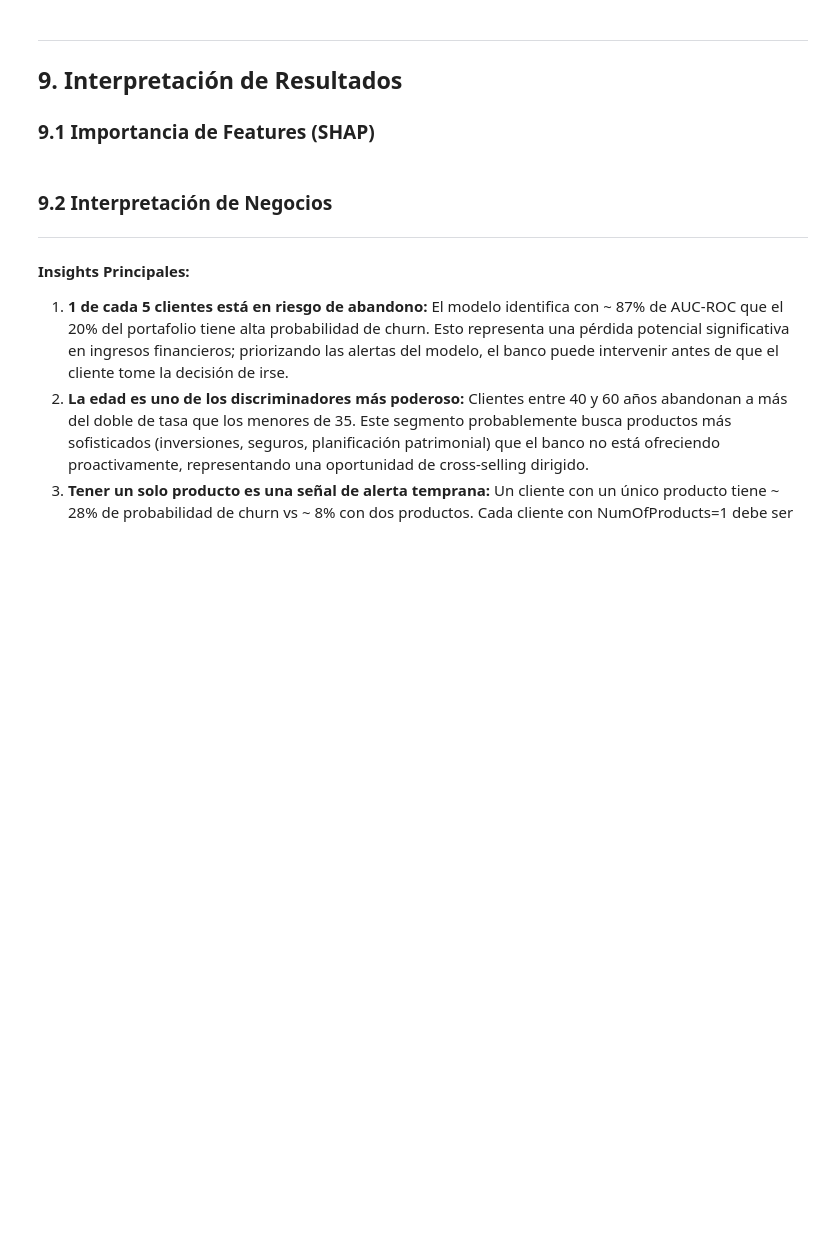
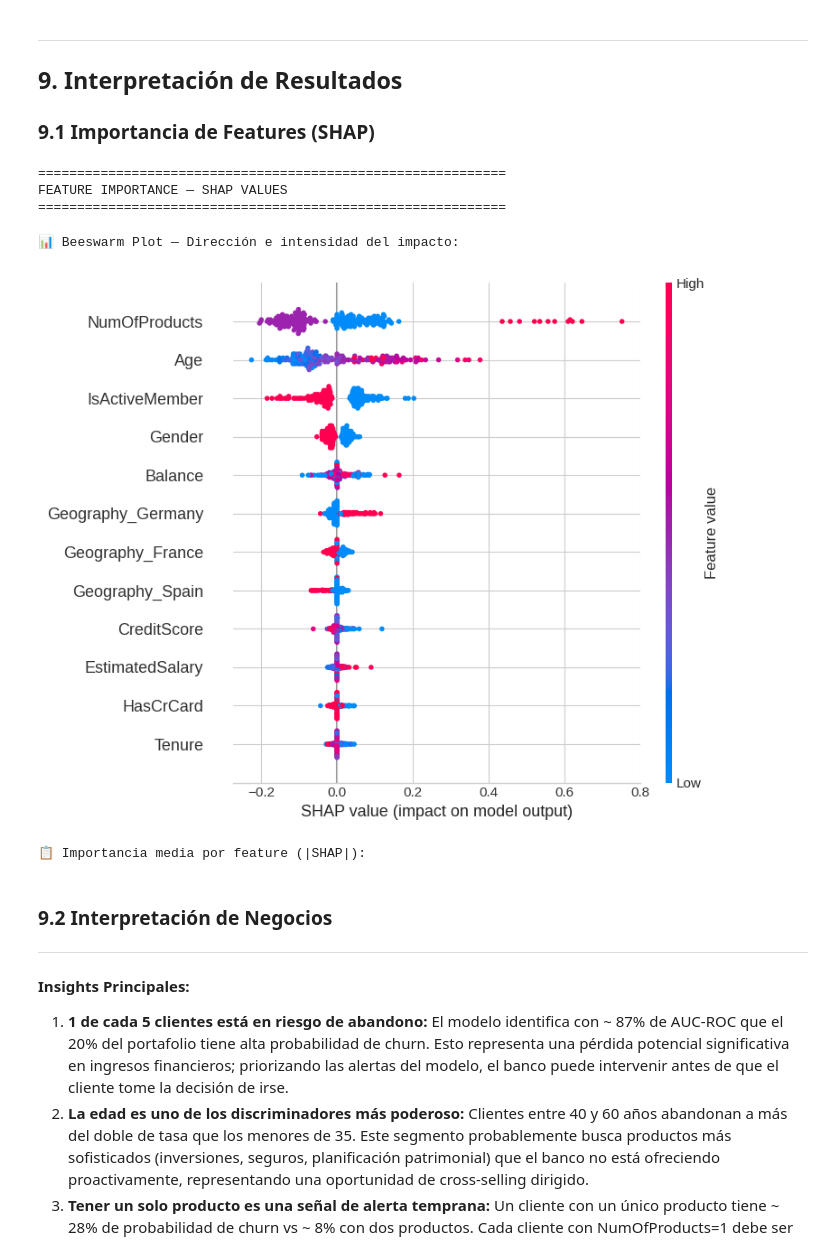
Before and after one commit to NBOZA2808/AML-Final-Boza-Solis-Nelson, a Jupyter notebook: notebooks/final_project.ipynb, the cells around one changed output. Cells and saved outputs as stored; diff of their text form; code cells hidden in the pictures; blank space fills up the shorter version.

```diff
--- a/notebooks/final_project.ipynb
+++ b/notebooks/final_project.ipynb
@@ -1690,37 +1690,44 @@ def model_predict(X_np):
     tensor = torch.FloatTensor(X_np).to(device)
     with torch.no_grad():
         return best_model(tensor).cpu().numpy()
 
 X_background_np = X_train.values[:100]
 X_explain_np    = X_test.values[:200]
 
 explainer      = shap.KernelExplainer(model_predict, X_background_np)
 shap_values_np = explainer.shap_values(X_explain_np, nsamples=100)
 
-print("✅ SHAP values calculados")
+#print("✅ SHAP values calculados")
 #print(f"   Shape: {np.array(shap_values_np).shape}")
 
 # ── Gráfico 1: Summary plot (importancia global) ──────────────────────────
 # print("\n📊 Summary Plot — Importancia global de features:")
 # shap.summary_plot(shap_values_np, X_explain_np,
 #                   feature_names=FEATURE_NAMES,
 #                   plot_type="bar", show=True)
 
 # ── Gráfico 2: Beeswarm plot (dirección e intensidad del impacto) ─────────
 print("\n📊 Beeswarm Plot — Dirección e intensidad del impacto:")
-# shap.summary_plot(shap_values_np, X_explain_np,
-#                   feature_names=FEATURE_NAMES,
-#                   show=True)
+shap.summary_plot(shap_values_np, X_explain_np,
+                  feature_names=FEATURE_NAMES,
+                  show=True)
 
 # ── Tabla de importancia media ─────────────────────────────────────────────
 mean_shap = np.abs(np.array(shap_values_np)).mean(axis=0)
 shap_df   = pd.DataFrame({
     'Feature':    FEATURE_NAMES,
     'SHAP medio': mean_shap
 }).sort_values('SHAP medio', ascending=False)
 
 print("\n📋 Importancia media por feature (|SHAP|):")
 #display(shap_df.reset_index(drop=True))
+# %% [output]
+============================================================
+FEATURE IMPORTANCE — SHAP VALUES
+============================================================
+📊 Beeswarm Plot — Dirección e intensidad del impacto:
+[figure, added]
+📋 Importancia media por feature (|SHAP|):
 # %% [markdown]
 ### 9.2 Interpretación de Negocios
 
```
